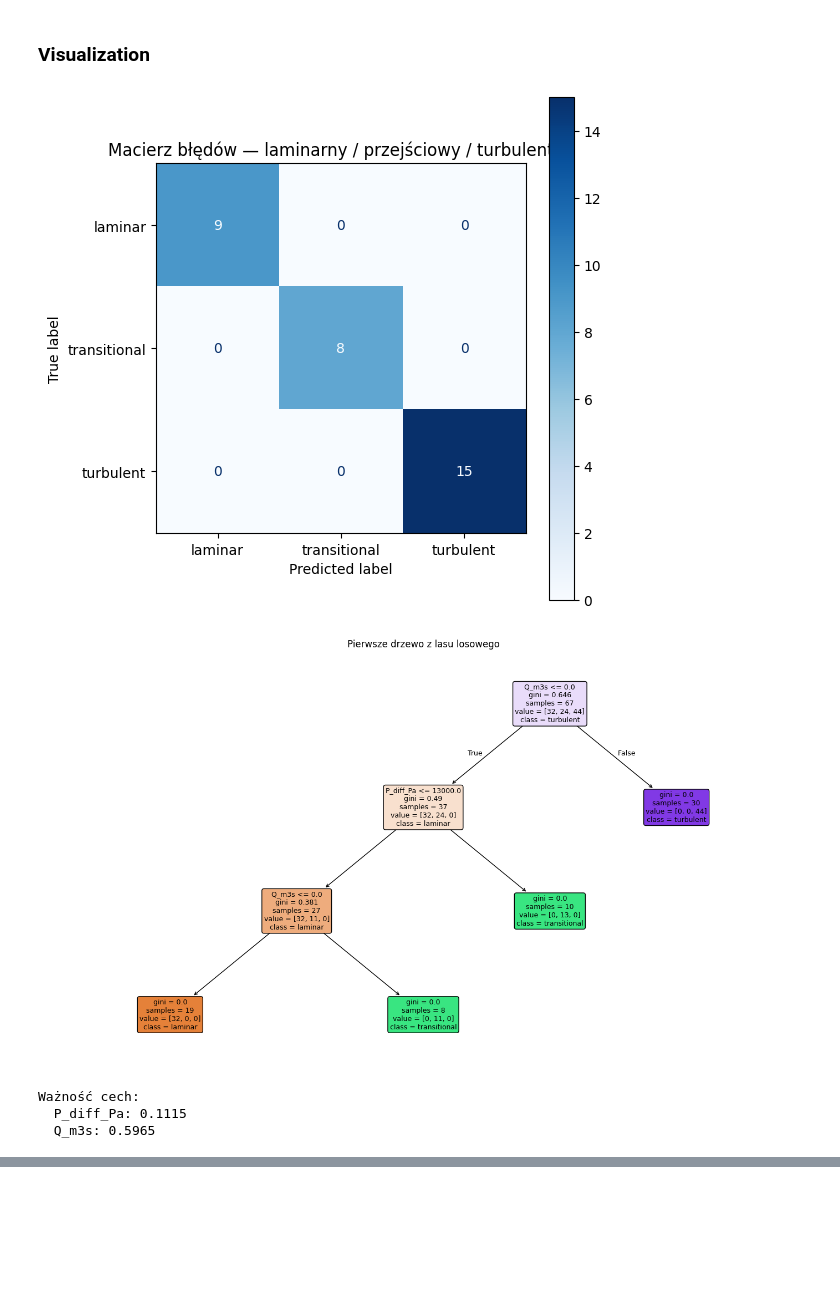
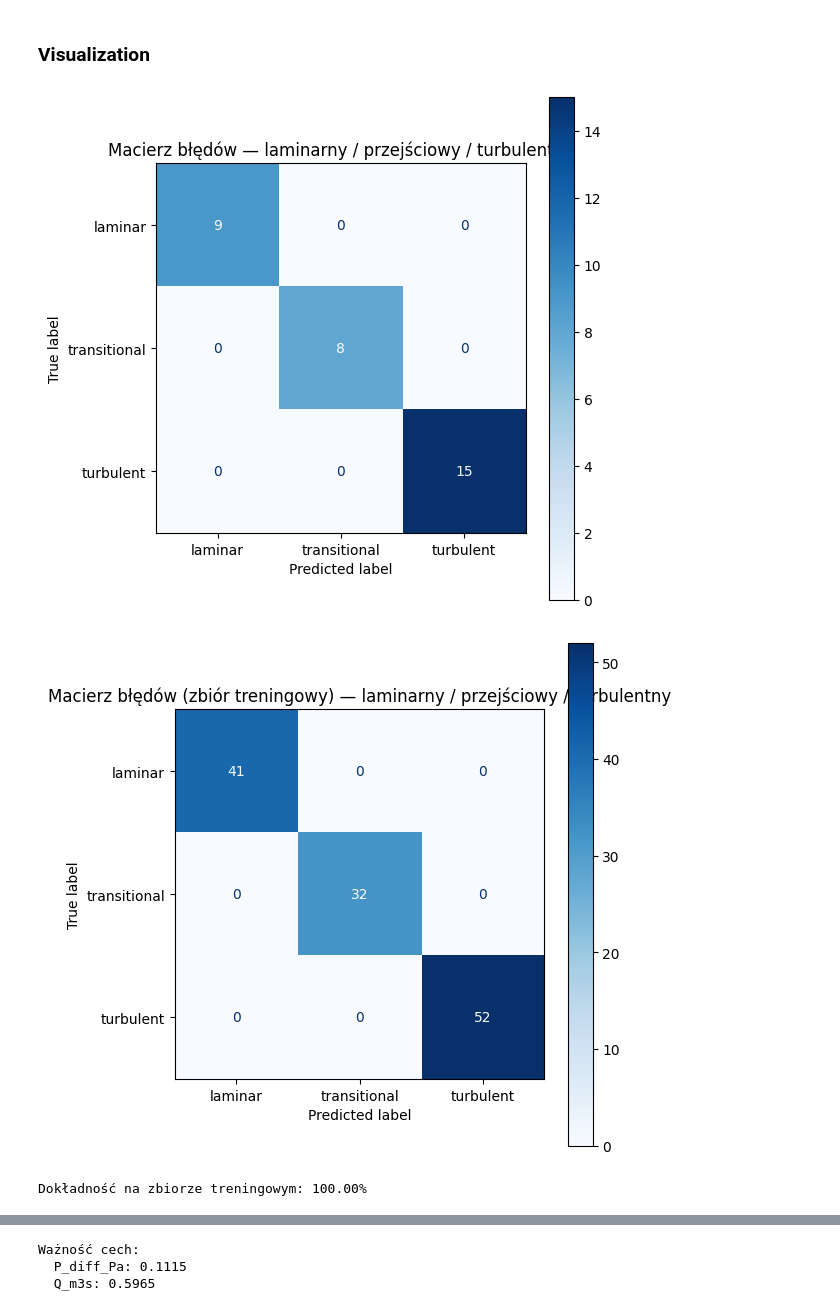
Before and after one commit to jjakub542/Data-Based-Fluid-Mechanics, a Jupyter notebook: flow.ipynb, the cells around one changed output, grey strips where cells are left out. Cells and saved outputs as stored; diff of their text form; code cells hidden in the pictures; blank space fills up the shorter version.

Commit message:
added confusion matrix visualization on training dataset

```diff
--- a/flow.ipynb
+++ b/flow.ipynb
@@ -436,6 +436,22 @@ disp.plot(ax=ax1, cmap="Blues", colorbar=True, values_format="d")
 ax1.set_title("Macierz błędów — laminarny / przejściowy / turbulentny")
 plt.tight_layout()
 plt.show()
+
+# Macierz błędów dla danych treningowych
+
+predicted_train = rf_model.predict(X_train)
+
+conf_mat_train = confusion_matrix(y_train, predicted_train, labels=labels_order)
+
+fig_train, ax_train = plt.subplots(figsize=(6, 5.5))
+disp_train = ConfusionMatrixDisplay(confusion_matrix=conf_mat_train, display_labels=labels_order)
+disp_train.plot(ax=ax_train, cmap="Blues", colorbar=True, values_format="d")
+ax_train.set_title("Macierz błędów (zbiór treningowy) — laminarny / przejściowy / turbulentny")
+plt.tight_layout()
+plt.show()
+
+accuracy_train = accuracy_score(y_train, predicted_train)
+print(f"Dokładność na zbiorze treningowym: {accuracy_train * 100:.2f}%")
 
 
 # Wizualizacja pierwszego drzewa z lasu losowego
@@ -497,34 +513,32 @@ y_true_labels = pd.Series(y_test, name="Typ_przepływu").map(flow_type_labels_pl
 y_pred_labels = pd.Series(predicted_labels, name="Typ_przepływu").map(flow_type_labels_pl)
 
 # Ustalona kolejność kategorii na osi X (żeby obie strony wykresu były porównywalne)
 order_pl = ["Laminarny", "Przejściowy", "Turbulentny"]
 
 fig4, axes = plt.subplots(1, 2, figsize=(14, 6))
 
 sns.countplot(x=y_true_labels, order=order_pl, ax=axes[0])
 axes[0].set_title("Wykres - Rzeczywisty Typ_przepływu")
 axes[0].set_xlabel("Typ przepływu")
 axes[0].set_ylabel("Ilość")
 axes[0].grid(axis="y", linestyle="--", alpha=0.7)
 
 sns.countplot(x=y_pred_labels, order=order_pl, ax=axes[1])
 axes[1].set_title("Wykres - Przewidziany Typ_przepływu")
 axes[1].set_xlabel("Typ przepływu")
 axes[1].set_ylabel("Ilość")
 axes[1].grid(axis="y", linestyle="--", alpha=0.7)
 
 plt.tight_layout()
 plt.show()
 
 print("Rzeczywisty:")
 print(y_true_labels.value_counts())
 
 print("\nPrzewidziany:")
 print(y_pred_labels.value_counts())
 print()
 # %% [output]
 [figure]
-[figure, old version]
+[figure, new version]
-Ważność cech:
-  P_diff_Pa: 0.1115
-  Q_m3s: 0.5965
+Dokładność na zbiorze treningowym: 100.00%
@@ -531,0 +546,3 @@ Ważność cech:
+Ważność cech:
+  P_diff_Pa: 0.1115
+  Q_m3s: 0.5965
```
Also changed, not shown: parts of 2 cells of this notebook.
